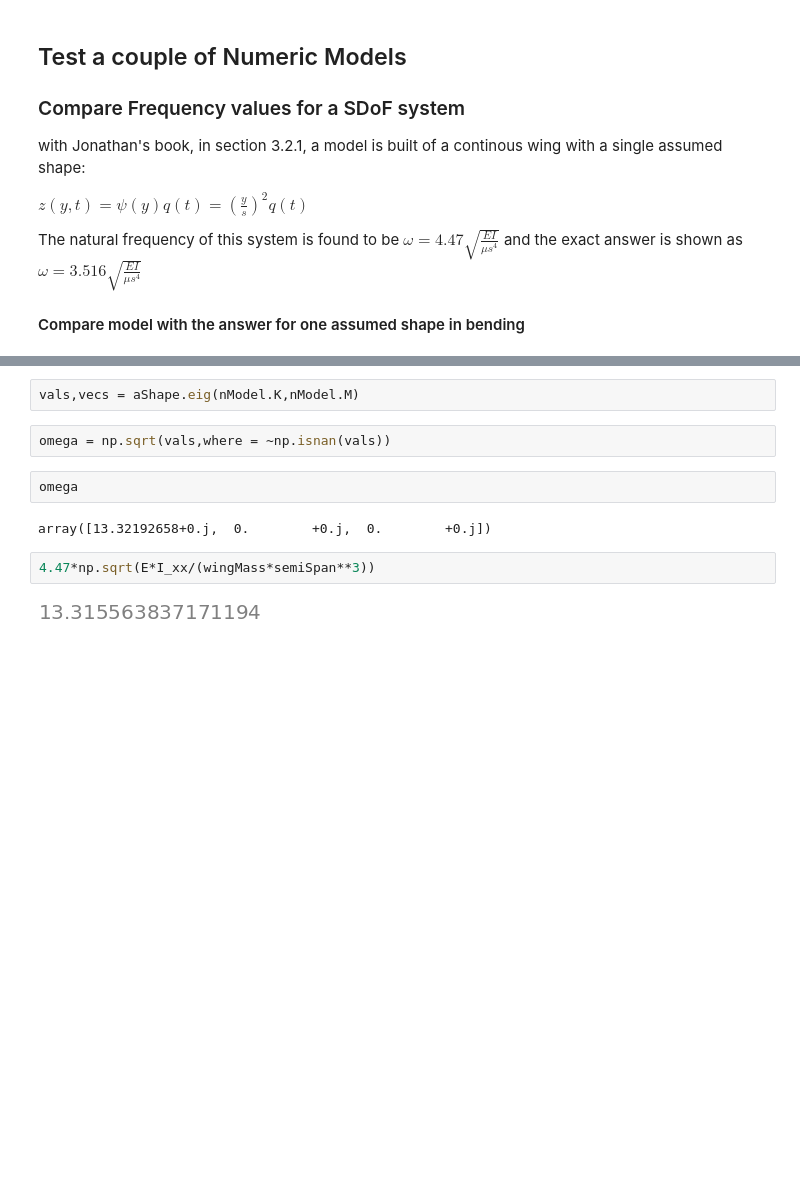
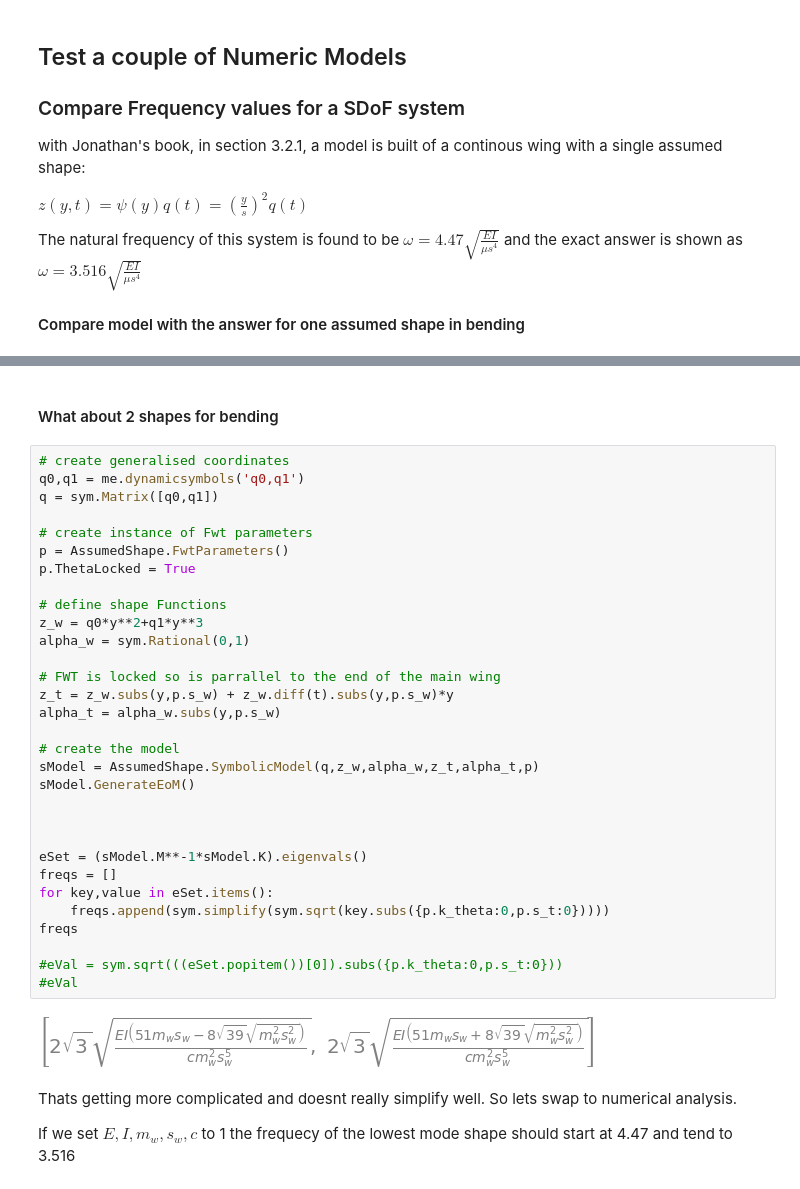
Before and after one commit to fh9g12/FwtModels, a Jupyter notebook: 2_AssumedShapesClassSimpleTests.ipynb, the cells around one changed output, grey strips where cells are left out. Saved outputs shown, nothing was run; the diff lists cells and outputs as text; blank space fills up the shorter version.

```diff
--- a/2_AssumedShapesClassSimpleTests.ipynb
+++ b/2_AssumedShapesClassSimpleTests.ipynb
@@ -156,12 +113,40 @@ p.c*p.s_w**4*(p.m_w*p.s_w)/5
-# %%
-vals,vecs = aShape.eig(nModel.K,nModel.M)
-# %%
-omega = np.sqrt(vals,where = ~np.isnan(vals))
-# %%
-omega
-# %% [output]
-array([13.32192658+0.j,  0.        +0.j,  0.        +0.j])
-# %%
-4.47*np.sqrt(E*I_xx/(wingMass*semiSpan**3))
-# %% [output]
-[figure, removed]
+# %% [markdown]
+#### What about 2 shapes for bending
+# %%
+# create generalised coordinates
+q0,q1 = me.dynamicsymbols('q0,q1')
+q = sym.Matrix([q0,q1])
+
+# create instance of Fwt parameters
+p = AssumedShape.FwtParameters()
+p.ThetaLocked = True
+
+# define shape Functions
+z_w = q0*y**2+q1*y**3
+alpha_w = sym.Rational(0,1)
+
+# FWT is locked so is parrallel to the end of the main wing
+z_t = z_w.subs(y,p.s_w) + z_w.diff(t).subs(y,p.s_w)*y
+alpha_t = alpha_w.subs(y,p.s_w)
+
+# create the model
+sModel = AssumedShape.SymbolicModel(q,z_w,alpha_w,z_t,alpha_t,p)
+sModel.GenerateEoM()
+
+
+
+eSet = (sModel.M**-1*sModel.K).eigenvals()
+freqs = []
+for key,value in eSet.items():
+    freqs.append(sym.simplify(sym.sqrt(key.subs({p.k_theta:0,p.s_t:0}))))
+freqs
+
+#eVal = sym.sqrt(((eSet.popitem())[0]).subs({p.k_theta:0,p.s_t:0}))
+#eVal
+# %% [output]
+[figure, added]
+# %% [markdown]
+Thats getting more complicated and doesnt really simplify well. So lets swap to numerical analysis.
+
+
+If we set $E,I,m_w,s_w,c$ to 1 the frequecy of the lowest mode shape should start at 4.47 and tend to 3.516
```
Also changed, not shown: parts of 16 cells of this notebook, 5 other files.
